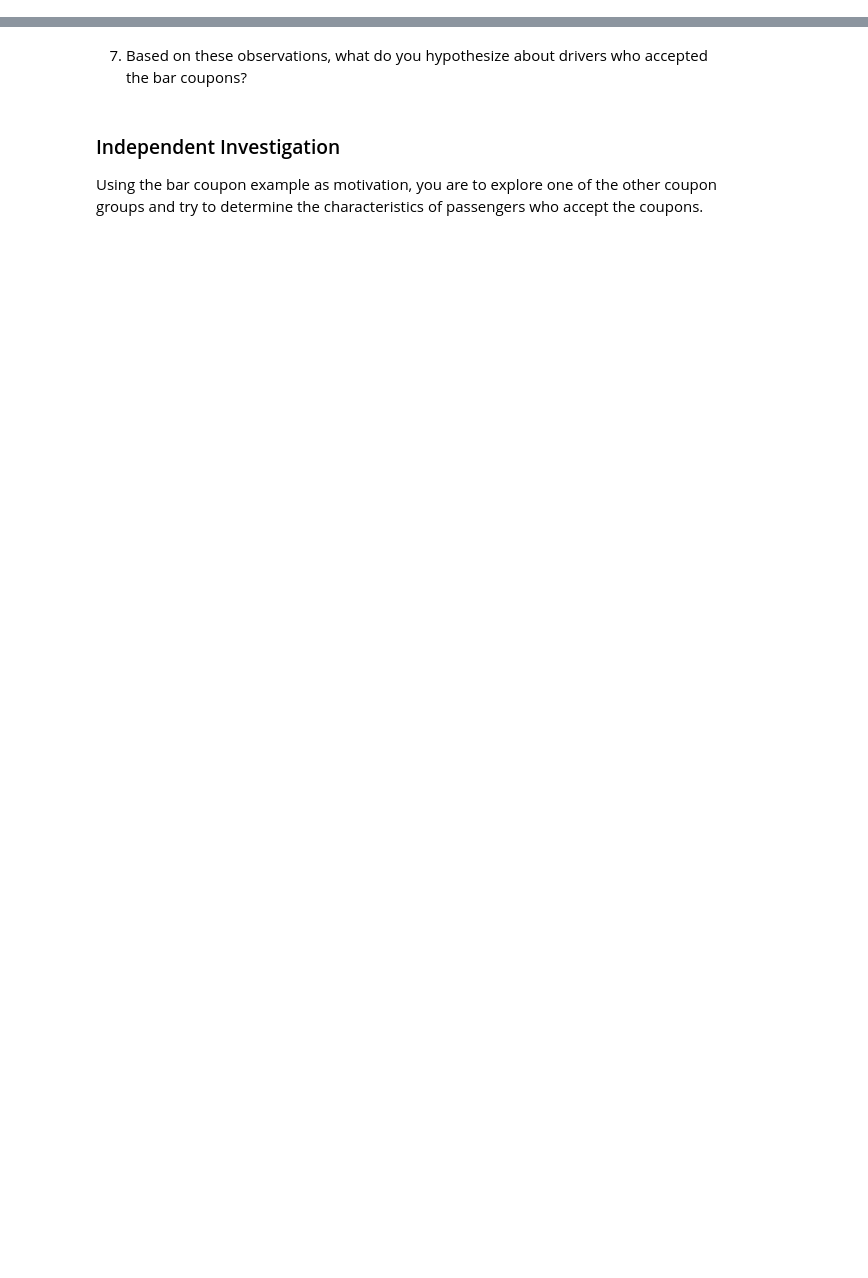
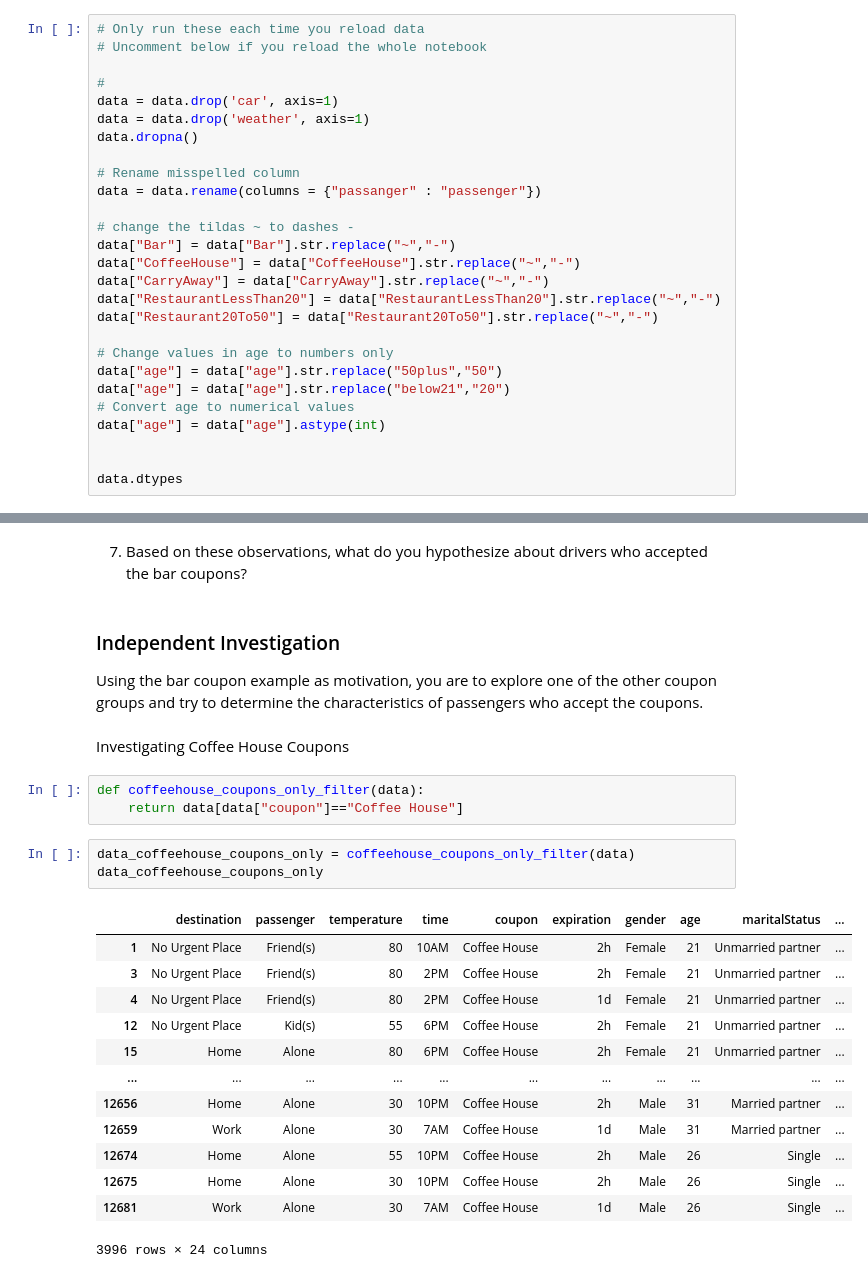
Before and after one commit to SenorMega/CouponAcceptanceTrends, a Jupyter notebook: prompt.ipynb, the cells around one changed output, grey strips where cells are left out. Cells and saved outputs as stored; diff of their text form; blank space fills up the shorter version.

```diff
--- a/prompt.ipynb
+++ b/prompt.ipynb
@@ -150,0 +111,27 @@ data
+# %%
+# Only run these each time you reload data
+# Uncomment below if you reload the whole notebook
+
+#
+data = data.drop('car', axis=1)
+data = data.drop('weather', axis=1)
+data.dropna()
+
+# Rename misspelled column
+data = data.rename(columns = {"passanger" : "passenger"})
+
+# change the tildas ~ to dashes -
+data["Bar"] = data["Bar"].str.replace("~","-")
+data["CoffeeHouse"] = data["CoffeeHouse"].str.replace("~","-")
+data["CarryAway"] = data["CarryAway"].str.replace("~","-")
+data["RestaurantLessThan20"] = data["RestaurantLessThan20"].str.replace("~","-")
+data["Restaurant20To50"] = data["Restaurant20To50"].str.replace("~","-")
+
+# Change values in age to numbers only
+data["age"] = data["age"].str.replace("50plus","50")
+data["age"] = data["age"].str.replace("below21","20")
+# Convert age to numerical values
+data["age"] = data["age"].astype(int)
+
+
+data.dtypes
@@ -203,3 +331,25 @@ Now, we will lead you through an exploration of just the bar related coupons.
 ### Independent Investigation
 
 Using the bar coupon example as motivation, you are to explore one of the other coupon groups and try to determine the characteristics of passengers who accept the coupons.
+# %% [markdown]
+Investigating Coffee House Coupons
+# %%
+def coffeehouse_coupons_only_filter(data):
+    return data[data["coupon"]=="Coffee House"]
+# %%
+data_coffeehouse_coupons_only = coffeehouse_coupons_only_filter(data)
+data_coffeehouse_coupons_only
+# %% [output]
+|  | destination | passenger | temperature | time | coupon | expiration | gender | age | maritalStatus | ... |
+| 1 | No Urgent Place | Friend(s) | 80 | 10AM | Coffee House | 2h | Female | 21 | Unmarried partner | ... |
+| 3 | No Urgent Place | Friend(s) | 80 | 2PM | Coffee House | 2h | Female | 21 | Unmarried partner | ... |
+| 4 | No Urgent Place | Friend(s) | 80 | 2PM | Coffee House | 1d | Female | 21 | Unmarried partner | ... |
+| 12 | No Urgent Place | Kid(s) | 55 | 6PM | Coffee House | 2h | Female | 21 | Unmarried partner | ... |
+| 15 | Home | Alone | 80 | 6PM | Coffee House | 2h | Female | 21 | Unmarried partner | ... |
+| ... | ... | ... | ... | ... | ... | ... | ... | ... | ... | ... |
+| 12656 | Home | Alone | 30 | 10PM | Coffee House | 2h | Male | 31 | Married partner | ... |
+| 12659 | Work | Alone | 30 | 7AM | Coffee House | 1d | Male | 31 | Married partner | ... |
+| 12674 | Home | Alone | 55 | 10PM | Coffee House | 2h | Male | 26 | Single | ... |
+| 12675 | Home | Alone | 30 | 10PM | Coffee House | 2h | Male | 26 | Single | ... |
+| 12681 | Work | Alone | 30 | 7AM | Coffee House | 1d | Male | 26 | Single | ... |
+3996 rows × 24 columns
```
Also changed, not shown: parts of 25 cells of this notebook.
